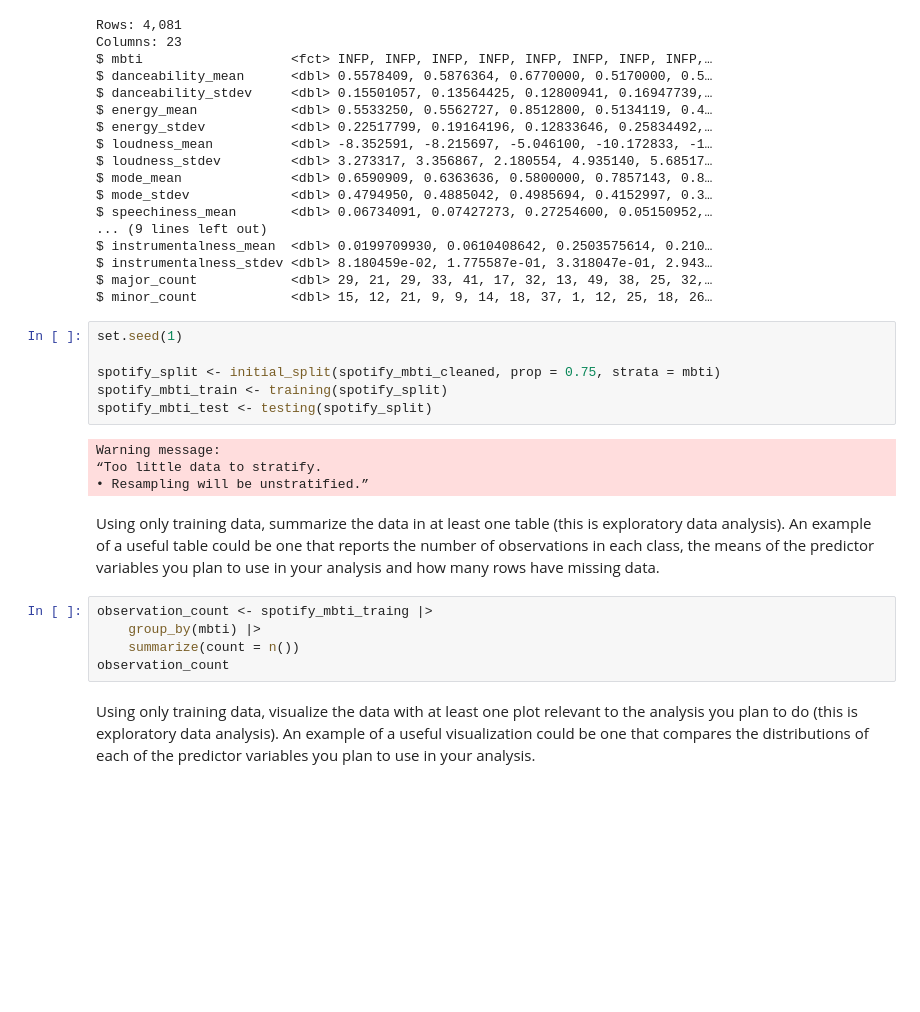
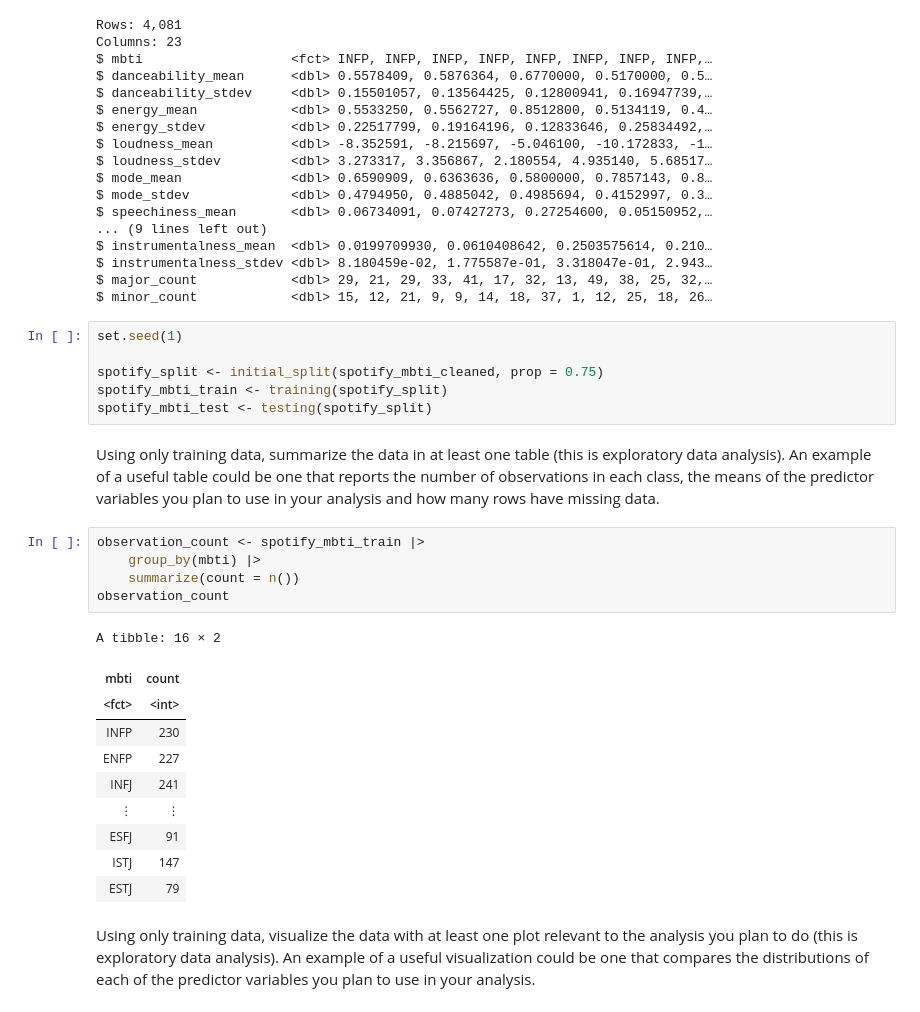
Before and after one commit to ccliang4/dsci-100-2022w1-sec-005-group-28, a Jupyter notebook: Group Project Proposal.ipynb, the cells around one changed output. Saved outputs shown, nothing was run; the diff lists cells and outputs as text; blank space fills up the shorter version.

Commit message:
Bug fix for Preliminary exploratory data analysis

```diff
--- a/Group Project Proposal.ipynb
+++ b/Group Project Proposal.ipynb
@@ -105,20 +106,27 @@ $ minor_count            <dbl> 15, 12, 21, 9, 9, 14, 18, 37, 1, 12, 25, 18, 26
 # %%
 set.seed(1)
 
-spotify_split <- initial_split(spotify_mbti_cleaned, prop = 0.75, strata = mbti)
+spotify_split <- initial_split(spotify_mbti_cleaned, prop = 0.75)
 spotify_mbti_train <- training(spotify_split)
 spotify_mbti_test <- testing(spotify_split)
-# %% [output]
-Warning message:
-“Too little data to stratify.
-• Resampling will be unstratified.”
 # %% [markdown]
 Using only training data, summarize the data in at least one table (this is exploratory data analysis). An example of a useful table could be one that reports the number of observations in each class, the means of the predictor variables you plan to use in your analysis and how many rows have missing data.
 # %%
-observation_count <- spotify_mbti_traing |>
+observation_count <- spotify_mbti_train |>
     group_by(mbti) |>
     summarize(count = n())
 observation_count
+# %% [output]
+A tibble: 16 × 2
+| mbti | count |
+| <fct> | <int> |
+| INFP | 230 |
+| ENFP | 227 |
+| INFJ | 241 |
+| ⋮ | ⋮ |
+| ESFJ | 91 |
+| ISTJ | 147 |
+| ESTJ | 79 |
 # %% [markdown]
 Using only training data, visualize the data with at least one plot relevant to the analysis you plan to do (this is exploratory data analysis). An example of a useful visualization could be one that compares the distributions of each of the predictor variables you plan to use in your analysis.
 # %%
```
Also changed, not shown: parts of 2 cells of this notebook.
